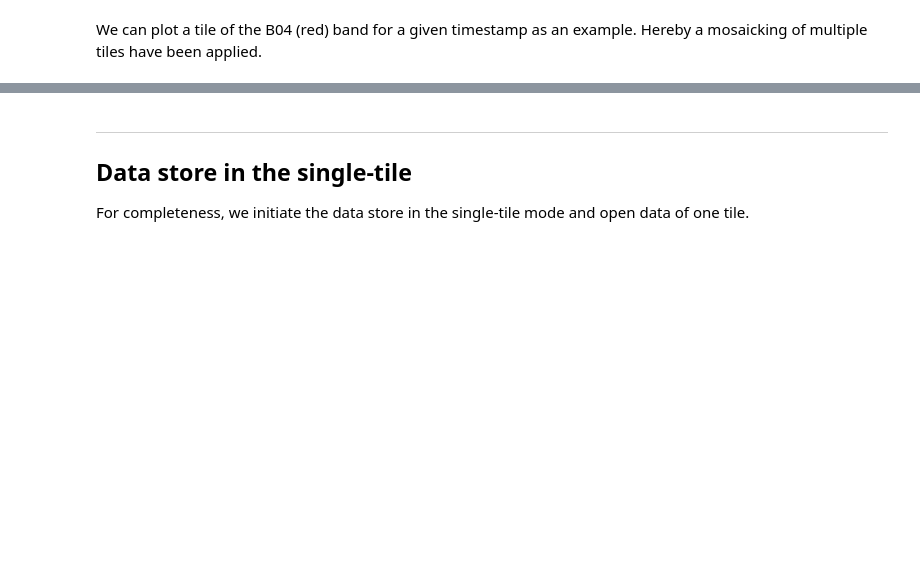
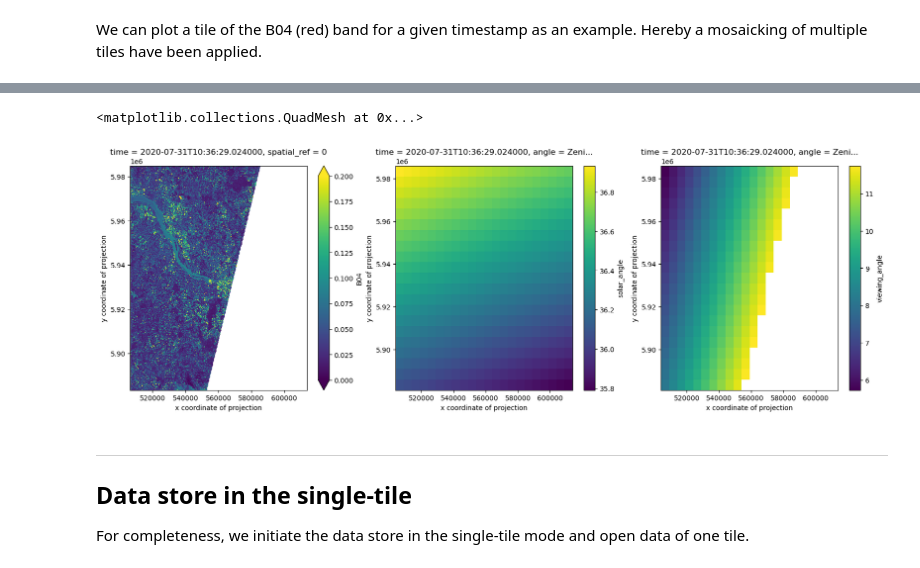
Before and after one commit to xcube-dev/xcube-stac, a Jupyter notebook: examples/notebooks/cdse_senitnel_2.ipynb, the cells around one changed output, grey strips where cells are left out. Cells and saved outputs as stored; diff of their text form; code cells hidden in the pictures; blank space fills up the shorter version.

```diff
--- a/examples/notebooks/cdse_senitnel_2.ipynb
+++ b/examples/notebooks/cdse_senitnel_2.ipynb
@@ -91,6 +94,7 @@ ds = store.open_data(
     crs=crs_target,
     asset_names=["B02", "B03", "B04"],
     apply_scaling=True,
+    angles_sentinel2=True,
 )
 ds
 # %% [output]
@@ -155,0 +175,7 @@ Wall time: 1min 9s
+# %%
+%%time
+fig, ax = plt.subplots(1, 3, figsize=(20, 6))
+ds.B04.isel(time=-1)[::10, ::10].plot(ax=ax[0], vmin=0, vmax=0.2)
+ds.solar_angle.isel(angle=0, time=-1).plot(ax=ax[1])
+ds.viewing_angle.isel(band=0-1, angle=0, time=-1).plot(ax=ax[2])
+# %% [output]
@@ -156,3 +184,5 @@ Wall time: 1min 9s
+<matplotlib.collections.QuadMesh at 0x...>
+[figure, added]
 # %% [markdown]
 ----
 ## Data store in the single-tile
```
Also changed, not shown: parts of 20 cells of this notebook, 26 other files.
